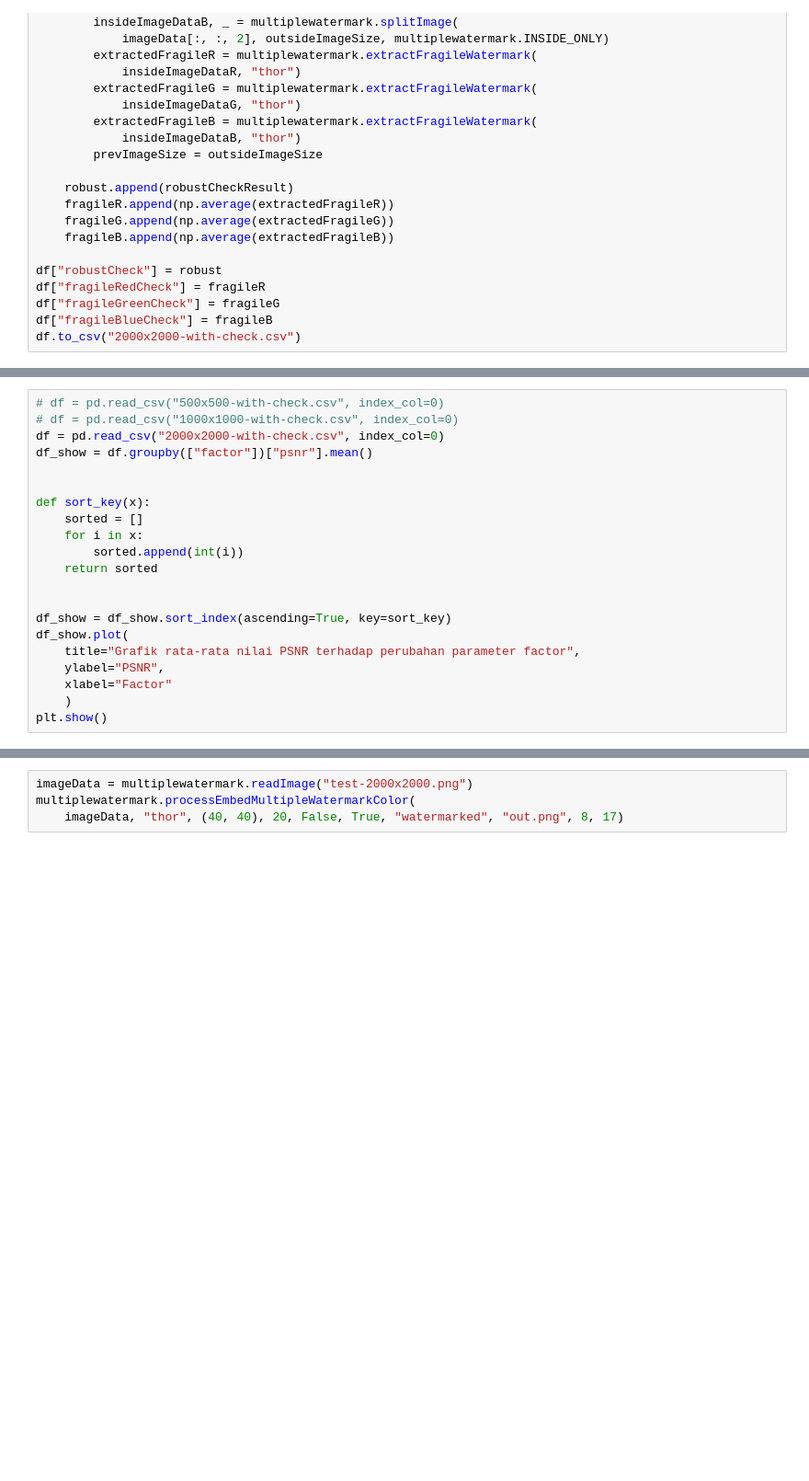
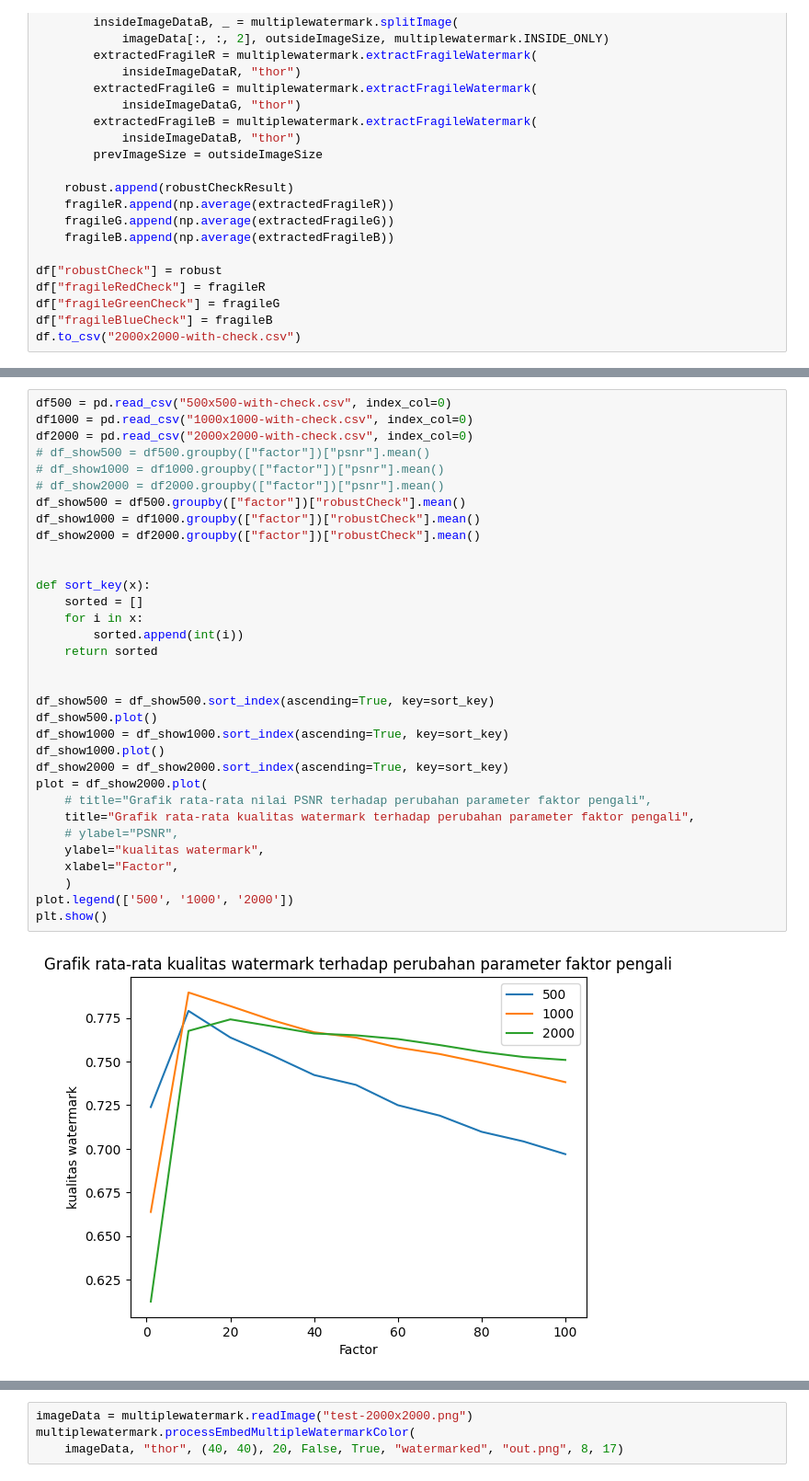
Before and after one commit to Emuajiz/tugas-akhir, a Jupyter notebook: main.ipynb, the cells around one changed output, grey strips where cells are left out. Shown: that part at 92% size. Drawn from its saved outputs; the diff is of its cells as text; blank space fills up the shorter version.

```diff
--- a/main.ipynb
+++ b/main.ipynb
@@ -484,22 +639,36 @@ plt.show()
 # %%
-# df = pd.read_csv("500x500-with-check.csv", index_col=0)
-# df = pd.read_csv("1000x1000-with-check.csv", index_col=0)
-df = pd.read_csv("2000x2000-with-check.csv", index_col=0)
-df_show = df.groupby(["factor"])["psnr"].mean()
+df500 = pd.read_csv("500x500-with-check.csv", index_col=0)
+df1000 = pd.read_csv("1000x1000-with-check.csv", index_col=0)
+df2000 = pd.read_csv("2000x2000-with-check.csv", index_col=0)
+# df_show500 = df500.groupby(["factor"])["psnr"].mean()
+# df_show1000 = df1000.groupby(["factor"])["psnr"].mean()
+# df_show2000 = df2000.groupby(["factor"])["psnr"].mean()
+df_show500 = df500.groupby(["factor"])["robustCheck"].mean()
+df_show1000 = df1000.groupby(["factor"])["robustCheck"].mean()
+df_show2000 = df2000.groupby(["factor"])["robustCheck"].mean()
 
 
 def sort_key(x):
     sorted = []
     for i in x:
         sorted.append(int(i))
     return sorted
 
 
-df_show = df_show.sort_index(ascending=True, key=sort_key)
-df_show.plot(
-    title="Grafik rata-rata nilai PSNR terhadap perubahan parameter factor",
-    ylabel="PSNR",
-    xlabel="Factor"
+df_show500 = df_show500.sort_index(ascending=True, key=sort_key)
+df_show500.plot()
+df_show1000 = df_show1000.sort_index(ascending=True, key=sort_key)
+df_show1000.plot()
+df_show2000 = df_show2000.sort_index(ascending=True, key=sort_key)
+plot = df_show2000.plot(
+    # title="Grafik rata-rata nilai PSNR terhadap perubahan parameter faktor pengali",
+    title="Grafik rata-rata kualitas watermark terhadap perubahan parameter faktor pengali",
+    # ylabel="PSNR",
+    ylabel="kualitas watermark",
+    xlabel="Factor",
     )
+plot.legend(['500', '1000', '2000'])
 plt.show()
+# %% [output]
+[figure, added]
 # %%
```
Also changed, not shown: parts of 23 cells of this notebook, 8 other files.
